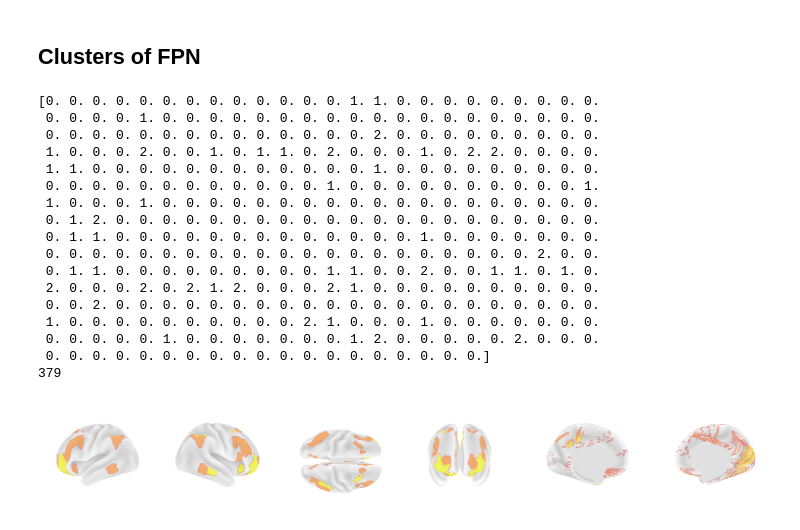
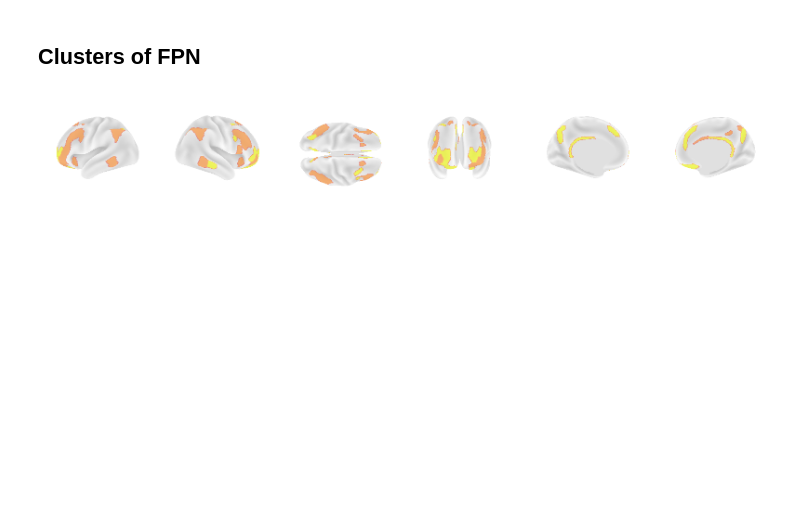
Before and after one commit to Cognitive-Neuroscience-Neurotechnology/ibc_latent, a Jupyter notebook: Dimensionality_reduction/Surface_Visualization.ipynb, the cells around one changed output. Saved outputs shown, nothing was run; the diff lists cells and outputs as text; code cells hidden in the pictures; blank space fills up the shorter version.

```diff
--- a/Dimensionality_reduction/Surface_Visualization.ipynb
+++ b/Dimensionality_reduction/Surface_Visualization.ipynb
@@ -227,8 +235,11 @@ import numpy as np
 import matplotlib.pyplot as plt
 from nilearn import plotting
 
-subject = 'sub-01'
+subject = 'sub-14'
 run = 'run_06'
+
+min_thresh = 1
+max_thresh = 2
 
 # Load the parcel_clusters_df DataFrame
 parcel_clusters_path = f'/home/hmueller2/ibc_code/ibc_output_KMeans_onMDS/{run}/parcel-cluster_{subject}.csv'  # Update this path to the actual file location
@@ -244,8 +255,8 @@ for _, row in parcel_clusters_df.iterrows():
 # Remove the first number from Xp
 Xp = Xp[1:380]
 
-print(Xp)
-print(len(Xp))
+#print(Xp)
+#print(len(Xp))
 
 # Map values to surface vertices
 surface_data = hcp.unparcellate(Xp, hcp.mmp)
@@ -325,7 +336,7 @@ plotting.plot_surf_stat_map(
 ax = fig.add_subplot(1, 6, 5, projection='3d')
 plotting.plot_surf_stat_map(
     hcp.mesh.very_inflated_left,
-    hcp.left_cortex_data(cortex_data),
+    hcp.left_cortex_data(hcp.unparcellate(Xp, hcp.mmp)),
     hemi='left',
     view='medial',
     colorbar=False,
@@ -333,50 +344,32 @@ plotting.plot_surf_stat_map(
     vmax=max_thresh,
     bg_map=hcp.mesh.sulc_left,
     bg_on_data=True,
     darkness=0.3,
     axes=ax,
     figure=fig,
     cmap=cm,
     symmetric_cbar=True
 )
 ax = fig.add_subplot(1, 6, 6, projection='3d')
 plotting.plot_surf_stat_map(
     hcp.mesh.very_inflated_right,
-    hcp.right_cortex_data(cortex_data),
+    hcp.right_cortex_data(hcp.unparcellate(Xp, hcp.mmp)),
     hemi='right',
     view='medial',
     colorbar=False,
     threshold=min_thresh,
     vmax=max_thresh,
     bg_map=hcp.mesh.sulc_right,
     bg_on_data=True,
     darkness=0.3,
     axes=ax,
     figure=fig,
     cmap=cm,
     symmetric_cbar=True
 )
-plt.show()
 
 # Save the figure
 output_path = f'/home/hmueller2/ibc_code/ibc_output_KMeans_onMDS/{run}/cluster-brain_{subject}.png'
 fig.savefig(output_path)
 # %% [output]
-[0. 0. 0. 0. 0. 0. 0. 0. 0. 0. 0. 0. 0. 1. 1. 0. 0. 0. 0. 0. 0. 0. 0. 0.
- 0. 0. 0. 0. 1. 0. 0. 0. 0. 0. 0. 0. 0. 0. 0. 0. 0. 0. 0. 0. 0. 0. 0. 0.
- 0. 0. 0. 0. 0. 0. 0. 0. 0. 0. 0. 0. 0. 0. 2. 0. 0. 0. 0. 0. 0. 0. 0. 0.
- 1. 0. 0. 0. 2. 0. 0. 1. 0. 1. 1. 0. 2. 0. 0. 0. 1. 0. 2. 2. 0. 0. 0. 0.
- 1. 1. 0. 0. 0. 0. 0. 0. 0. 0. 0. 0. 0. 0. 1. 0. 0. 0. 0. 0. 0. 0. 0. 0.
- 0. 0. 0. 0. 0. 0. 0. 0. 0. 0. 0. 0. 1. 0. 0. 0. 0. 0. 0. 0. 0. 0. 0. 1.
- 1. 0. 0. 0. 1. 0. 0. 0. 0. 0. 0. 0. 0. 0. 0. 0. 0. 0. 0. 0. 0. 0. 0. 0.
- 0. 1. 2. 0. 0. 0. 0. 0. 0. 0. 0. 0. 0. 0. 0. 0. 0. 0. 0. 0. 0. 0. 0. 0.
- 0. 1. 1. 0. 0. 0. 0. 0. 0. 0. 0. 0. 0. 0. 0. 0. 1. 0. 0. 0. 0. 0. 0. 0.
- 0. 0. 0. 0. 0. 0. 0. 0. 0. 0. 0. 0. 0. 0. 0. 0. 0. 0. 0. 0. 0. 2. 0. 0.
- 0. 1. 1. 0. 0. 0. 0. 0. 0. 0. 0. 0. 1. 1. 0. 0. 2. 0. 0. 1. 1. 0. 1. 0.
- 2. 0. 0. 0. 2. 0. 2. 1. 2. 0. 0. 0. 2. 1. 0. 0. 0. 0. 0. 0. 0. 0. 0. 0.
- 0. 0. 2. 0. 0. 0. 0. 0. 0. 0. 0. 0. 0. 0. 0. 0. 0. 0. 0. 0. 0. 0. 0. 0.
- 1. 0. 0. 0. 0. 0. 0. 0. 0. 0. 0. 2. 1. 0. 0. 0. 1. 0. 0. 0. 0. 0. 0. 0.
- 0. 0. 0. 0. 0. 1. 0. 0. 0. 0. 0. 0. 0. 1. 2. 0. 0. 0. 0. 0. 2. 0. 0. 0.
- 0. 0. 0. 0. 0. 0. 0. 0. 0. 0. 0. 0. 0. 0. 0. 0. 0. 0. 0.]
-379
-[figure, old version]
+[figure, new version]
```
Also changed, not shown: parts of 6 cells of this notebook.
